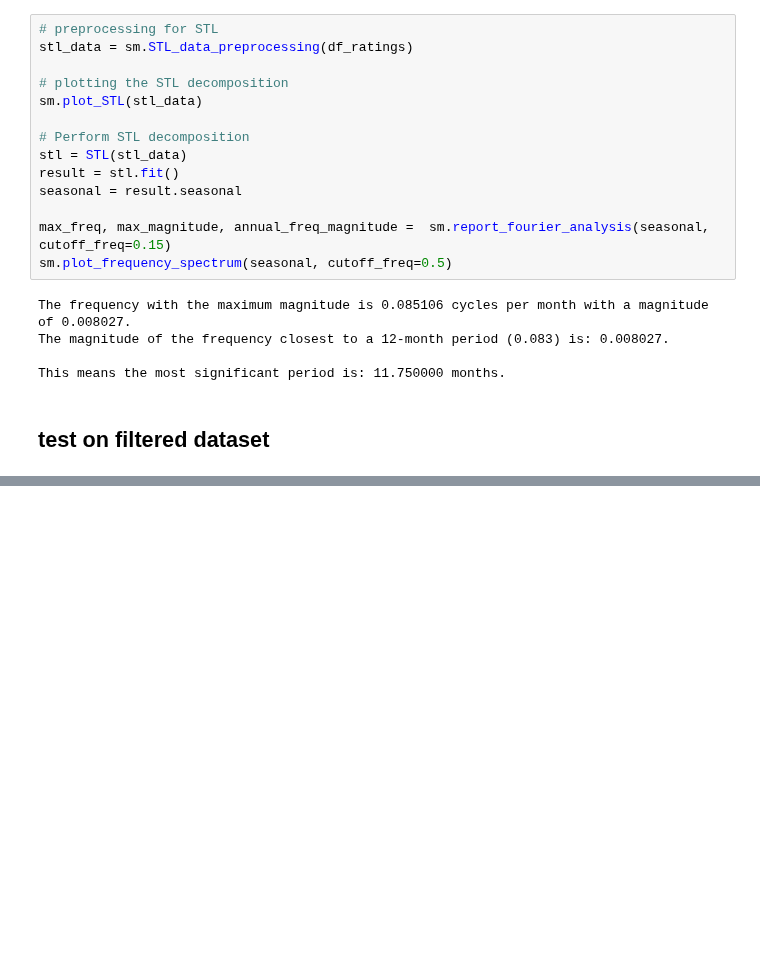
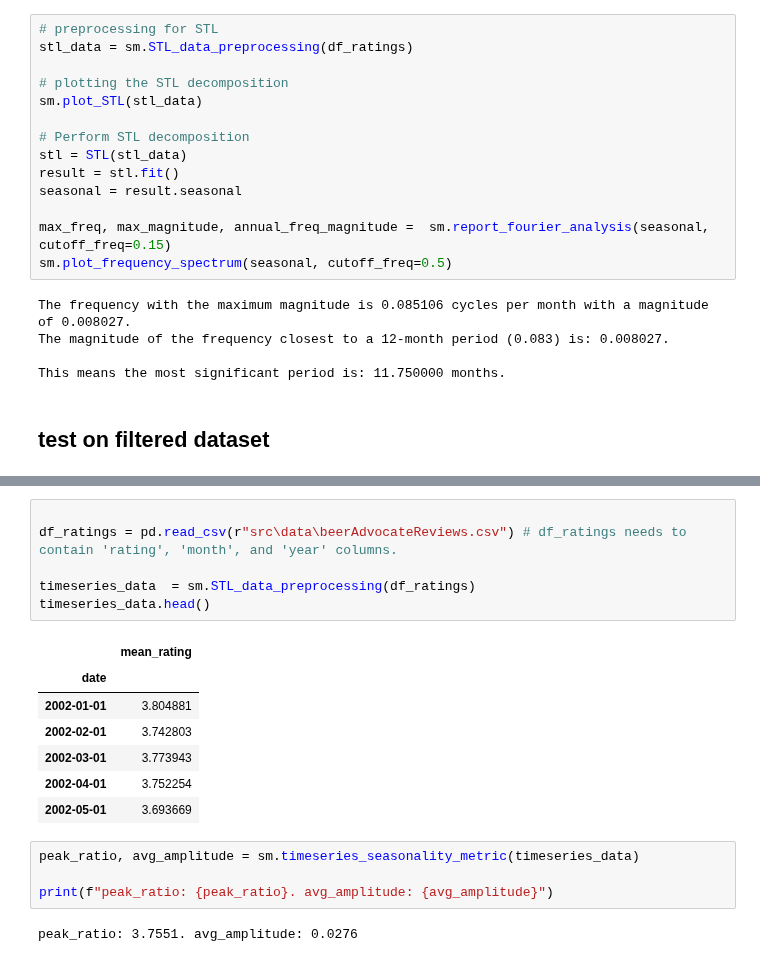
Before and after one commit to epfl-ada/ada-2024-project-leonardodatavinci, a Jupyter notebook: seasonalityMetricsTutorial.ipynb, the cells around one changed output, grey strips where cells are left out. Drawn from its saved outputs; the diff is of its cells as text; blank space fills up the shorter version.

Commit message:
added seasonality metric function returning 2 values

```diff
--- a/seasonalityMetricsTutorial.ipynb
+++ b/seasonalityMetricsTutorial.ipynb
@@ -61,0 +105,20 @@ This means the most significant period is: 12.466667 months.
+# %%
+
+df_ratings = pd.read_csv(r"src\data\beerAdvocateReviews.csv") # df_ratings needs to contain 'rating', 'month', and 'year' columns.
+
+timeseries_data  = sm.STL_data_preprocessing(df_ratings)
+timeseries_data.head()
+# %% [output]
+|  | mean_rating |
+| date |  |
+| 2002-01-01 | 3.804881 |
+| 2002-02-01 | 3.742803 |
+| 2002-03-01 | 3.773943 |
+| 2002-04-01 | 3.752254 |
+| 2002-05-01 | 3.693669 |
+# %%
+peak_ratio, avg_amplitude = sm.timeseries_seasonality_metric(timeseries_data)
+
+print(f"peak_ratio: {peak_ratio}. avg_amplitude: {avg_amplitude}")
+# %% [output]
+peak_ratio: 3.7551. avg_amplitude: 0.0276
```
Also changed, not shown: parts of 7 cells of this notebook, 1 other file.
